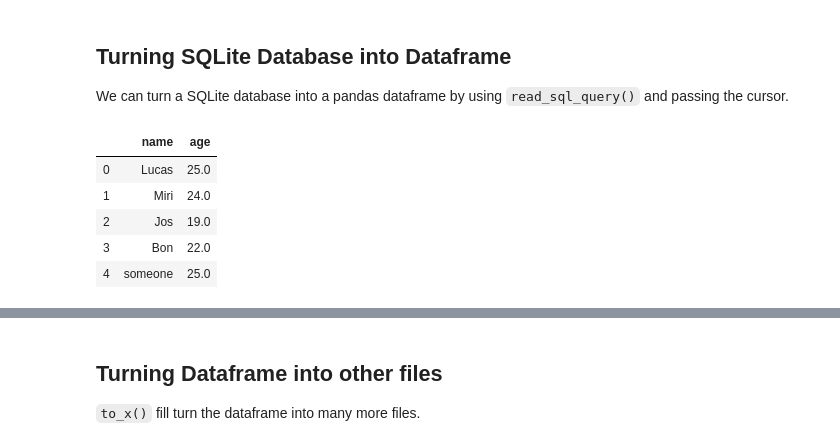
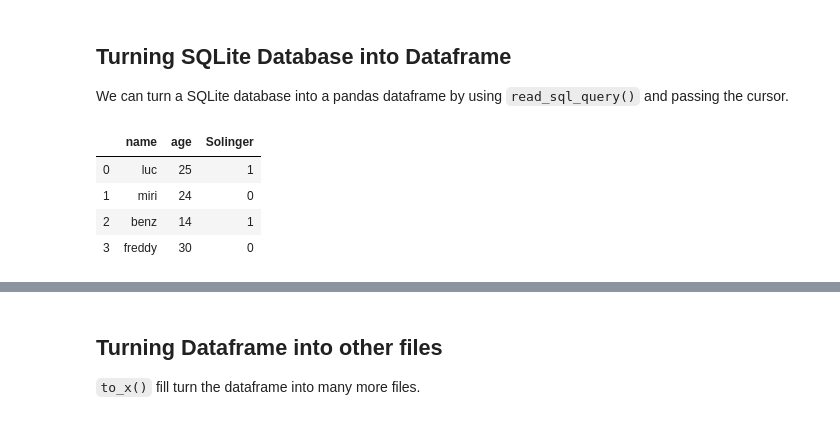
Before and after one commit to MJimitater/epistomology, a Jupyter notebook: pandas.ipynb, the cells around one changed output, grey strips where cells are left out. Drawn from its saved outputs; the diff is of its cells as text; code cells hidden in the pictures.

```diff
--- a/pandas.ipynb
+++ b/pandas.ipynb
@@ -147,22 +177,19 @@ df
 
 We can turn a SQLite database into a pandas dataframe by using `read_sql_query()` and passing the cursor.
 # %%
-import sqlite3
-
 #connect to SQlite database:
 con = sqlite3.connect("example.db")
 
 #turn everything from the database into a dataframe:
-family_df = pd.read_sql_query("select * from family;", con)
+family_df = pd.read_sql_query("select * from family_locations;", con)
 
 #close connection:
 con.close()
 
 family_df
 # %% [output]
-|  | name | age |
-| 0 | Lucas | 25.0 |
-| 1 | Miri | 24.0 |
-| 2 | Jos | 19.0 |
-| 3 | Bon | 22.0 |
-| 4 | someone | 25.0 |
+|  | name | age | Solinger |
+| 0 | luc | 25 | 1 |
+| 1 | miri | 24 | 0 |
+| 2 | benz | 14 | 1 |
+| 3 | freddy | 30 | 0 |
```
Also changed, not shown: parts of 15 cells of this notebook.
